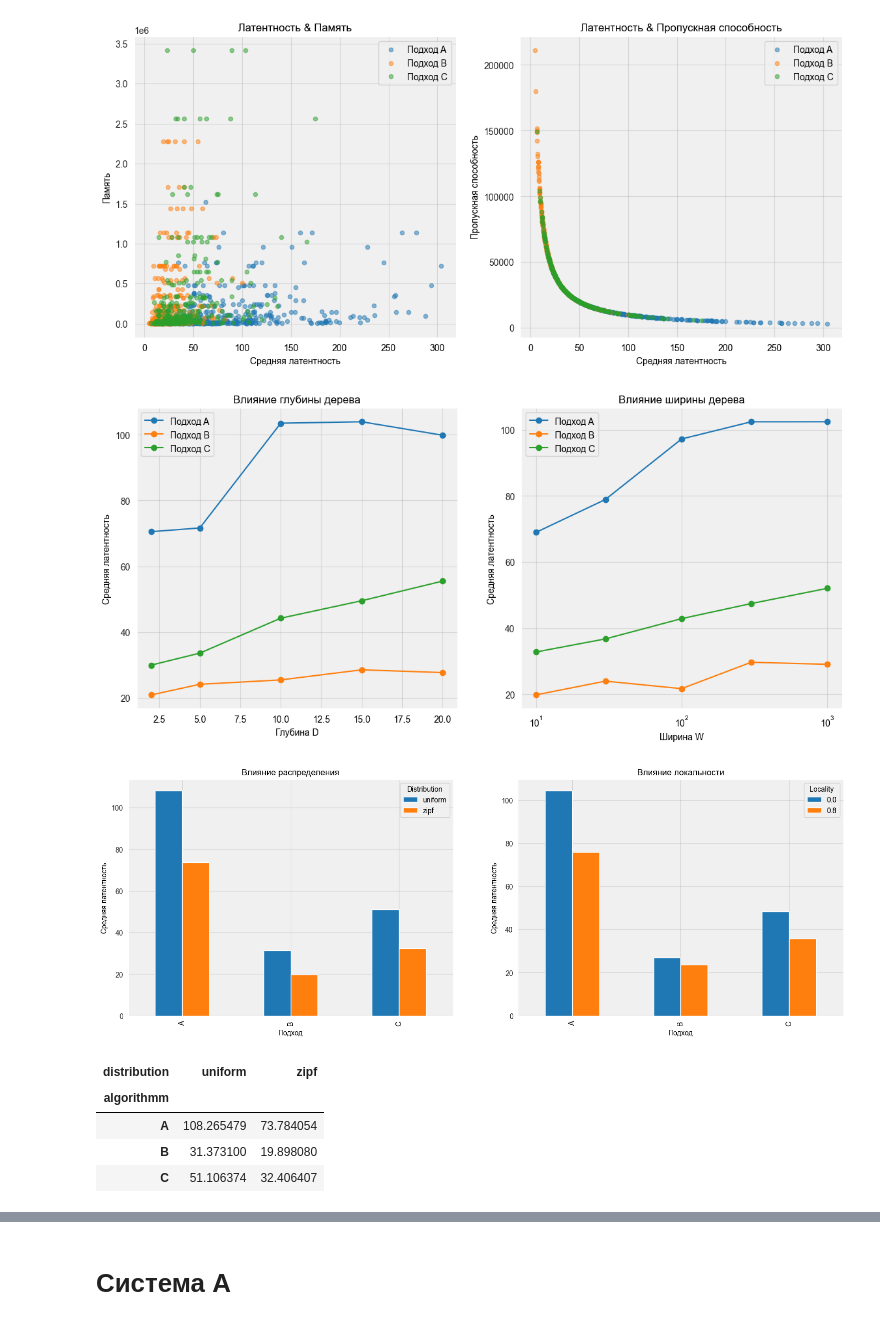
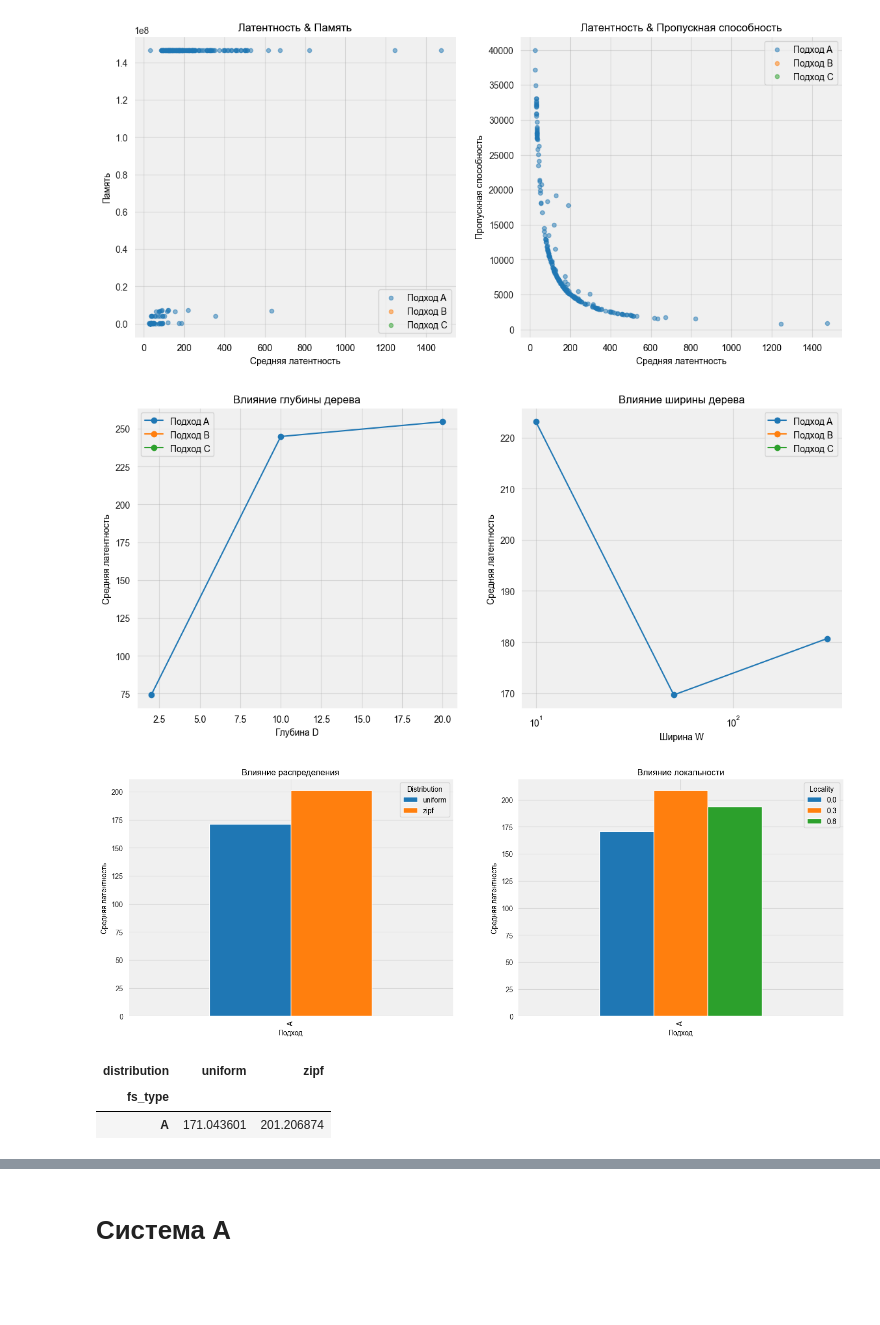
Before and after one commit to p1k777/mega-cool-in-memory-file-systems-research, a Jupyter notebook: ml_model/main.ipynb, the cells around one changed output, grey strips where cells are left out. Cells and saved outputs as stored; diff of their text form; code cells hidden in the pictures; blank space fills up the shorter version.

```diff
--- a/ml_model/main.ipynb
+++ b/ml_model/main.ipynb
@@ -136,7 +136,7 @@ def generate_test_data(n_samples=500):
 
     return pd.DataFrame(data)
 # %%
-df = generate_test_data(1000)
+df = pd.read_csv("data_a.csv")
 # %%
 df
 # %% [output]
@@ -173,8 +173,8 @@ for ax, metric, title in zip(axes.flat, metrics, titles):
 fig, axes = plt.subplots(1, 2, figsize=(14, 6))
 
 for approach in ['A','B','C']:
-    sub = df[df['algorithmm']==approach]
-    axes[0].scatter(sub['avg_latency'], sub['memory'], alpha=0.5, s=20, label=f'Подход {approach}')
+    sub = df[df['fs_type']==approach]
+    axes[0].scatter(sub['avg_latency_us'], sub['memory_usage_bytes'], alpha=0.5, s=20, label=f'Подход {approach}')
 axes[0].set_xlabel('Средняя латентность')
 axes[0].set_ylabel('Память')
 axes[0].set_title('Латентность & Память')
@@ -182,20 +182,20 @@ axes[0].legend()
 axes[0].grid(True, alpha=0.3)
 
 for approach in ['A','B','C']:
-    sub = df[df['algorithmm']==approach]
-    axes[1].scatter(sub['avg_latency'], sub['throughput'], alpha=0.5, s=20, label=f'Подход {approach}')
+    sub = df[df['fs_type']==approach]
+    axes[1].scatter(sub['avg_latency_us'], sub['throughput_ops_sec'], alpha=0.5, s=20, label=f'Подход {approach}')
 axes[1].set_xlabel('Средняя латентность')
 axes[1].set_ylabel('Пропускная способность')
 axes[1].set_title('Латентность & Пропускная способность')
 axes[1].legend()
 axes[1].grid(True, alpha=0.3)
 # %% [output]
-[figure, old version]
+[figure, new version]
 # %%
 fig, axes = plt.subplots(1, 2, figsize=(14, 6))
 
 for approach in ['A','B','C']:
-    grouped = df[df['algorithmm']==approach].groupby('D')['avg_latency'].mean()
+    grouped = df[df['fs_type']==approach].groupby('D')['avg_latency_us'].mean()
     axes[0].plot(grouped.index, grouped.values, marker='o', label=f'Подход {approach}')
 axes[0].set_xlabel('Глубина D')
 axes[0].set_ylabel('Средняя латентность')
@@ -204,7 +204,7 @@ axes[0].legend()
 axes[0].grid(True, alpha=0.3)
 
 for approach in ['A','B','C']:
-    grouped = df[df['algorithmm']==approach].groupby('W')['avg_latency'].mean()
+    grouped = df[df['fs_type']==approach].groupby('W')['avg_latency_us'].mean()
     axes[1].plot(grouped.index, grouped.values, marker='o', label=f'Подход {approach}')
 axes[1].set_xlabel('Ширина W')
 axes[1].set_ylabel('Средняя латентность')
@@ -213,33 +213,31 @@ axes[1].legend()
 axes[1].grid(True, alpha=0.3)
 axes[1].set_xscale('log')
 # %% [output]
-[figure, old version]
+[figure, new version]
 # %%
 fig, axes = plt.subplots(1, 2, figsize=(18, 6))
 
-zipf_effect = df.groupby(['algorithmm','distribution'])['avg_latency'].mean().unstack()
+zipf_effect = df.groupby(['fs_type','distribution'])['avg_latency_us'].mean().unstack()
 zipf_effect.plot(kind='bar', ax=axes[0])
 axes[0].set_title('Влияние распределения')
 axes[0].set_xlabel('Подход')
 axes[0].set_ylabel('Средняя латентность')
 axes[0].legend(title='Distribution')
 axes[0].grid(True, alpha=0.3)
 
-loc_effect = df.groupby(['algorithmm','locality'])['avg_latency'].mean().unstack()
+loc_effect = df.groupby(['fs_type','locality'])['avg_latency_us'].mean().unstack()
 loc_effect.plot(kind='bar', ax=axes[1])
 axes[1].set_title('Влияние локальности')
 axes[1].set_xlabel('Подход')
 axes[1].set_ylabel('Средняя латентность')
 axes[1].legend(title='Locality')
 axes[1].grid(True, alpha=0.3)
 # %% [output]
-[figure, old version]
+[figure, new version]
 # %%
 zipf_effect
 # %% [output]
 | distribution | uniform | zipf |
-| algorithmm |  |  |
-| A | 108.265479 | 73.784054 |
-| B | 31.373100 | 19.898080 |
-| C | 51.106374 | 32.406407 |
+| fs_type |  |  |
+| A | 171.043601 | 201.206874 |
 # %%
```
Also changed, not shown: parts of 21 cells of this notebook, 1 other file.
